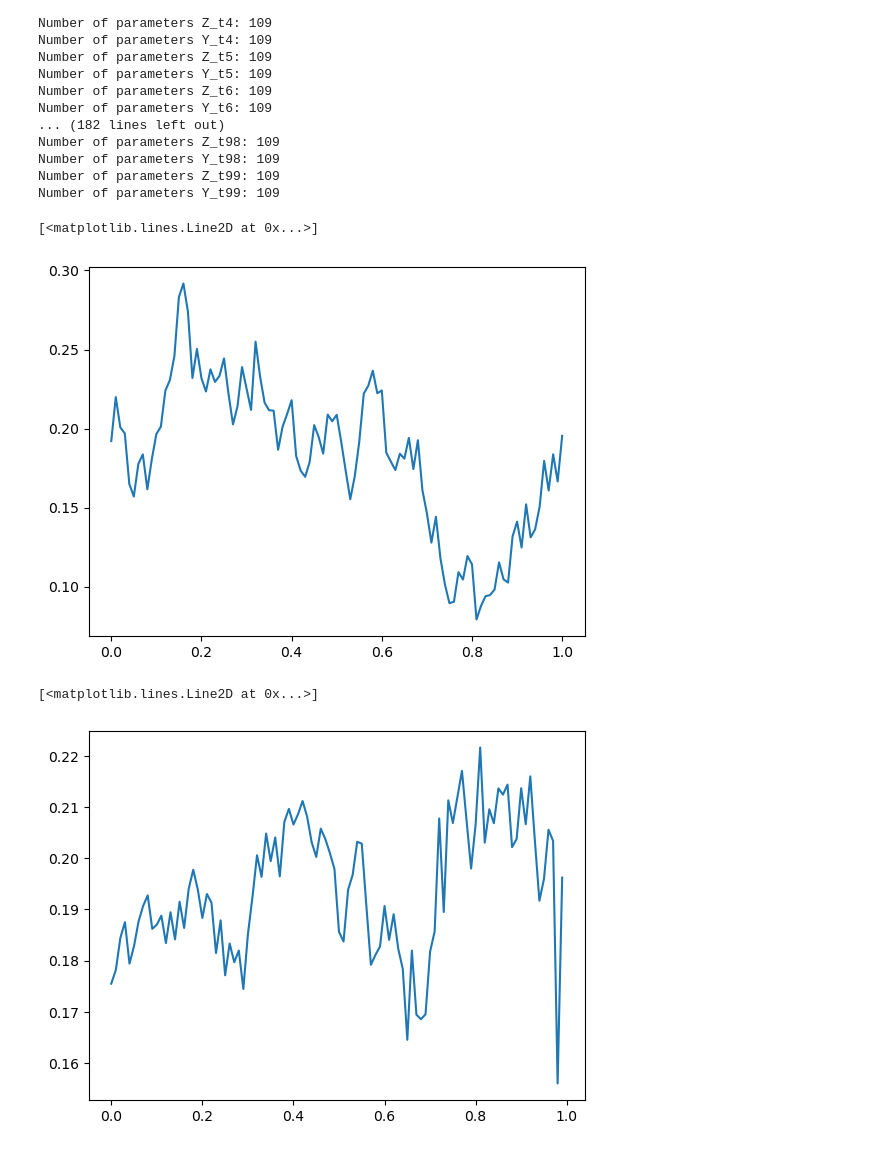
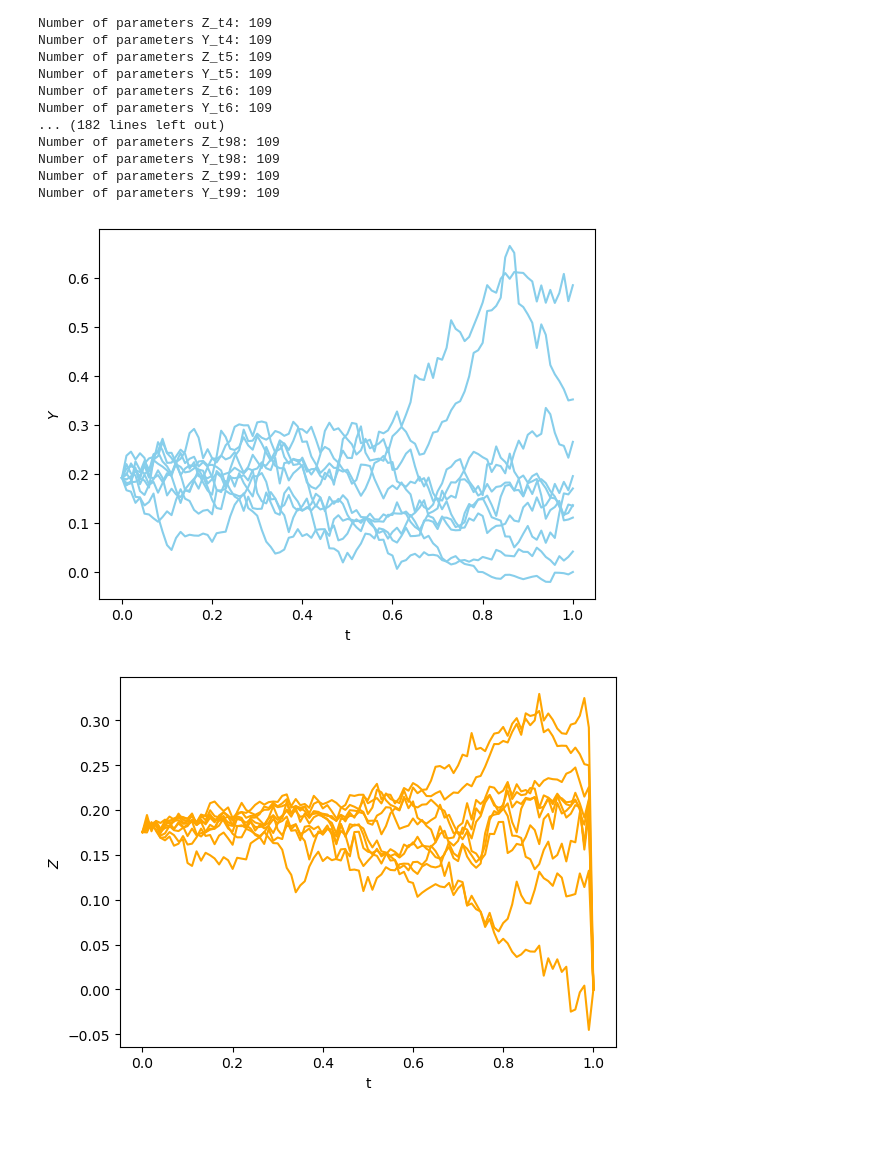
Before and after one commit to pere98diaz/Euler-BSDE, a Jupyter notebook: Untitled.ipynb, the cells around one changed output. Cells and saved outputs as stored; diff of their text form; code cells hidden in the pictures.

```diff
--- a/Untitled.ipynb
+++ b/Untitled.ipynb
@@ -462,6 +462,8 @@ Number of parameters Y_t99: 109
 Y[:, -1] = g(X[:, -1])
 # %%
 Y = Y.cpu().detach()
+# %%
+Z = Z.cpu().detach()
 # %%
 t = t.cpu()
 # %%
@@ -469,15 +471,23 @@ from matplotlib import pyplot as plt
 # %%
 t = torch.arange(0, T+eulerbsde.h, eulerbsde.h)
 # %%
-plt.plot(t, Y[3])
+for j in range(10):
+    plt.plot(t, Y[j], color='skyblue')
+
+plt.xlabel('t')
+plt.ylabel('$Y$')
+plt.savefig('Plot_Y.png')
 # %% [output]
-[<matplotlib.lines.Line2D at 0x...>]
-[figure, old version]
+[figure, new version]
 # %%
-plt.plot(t[:-1], Z[2, :-1, 0].cpu().detach())
+for j in range(10):
+    plt.plot(t, Z[j], color='orange')
+
+plt.xlabel('t')
+plt.ylabel('$Z$')
+plt.savefig('Plot_Z.png')
 # %% [output]
-[<matplotlib.lines.Line2D at 0x...>]
-[figure, old version]
+[figure, new version]
 # %%
 def Euler_SDE(self, i, N):
         # i = self.n-1, ..., 0
```
